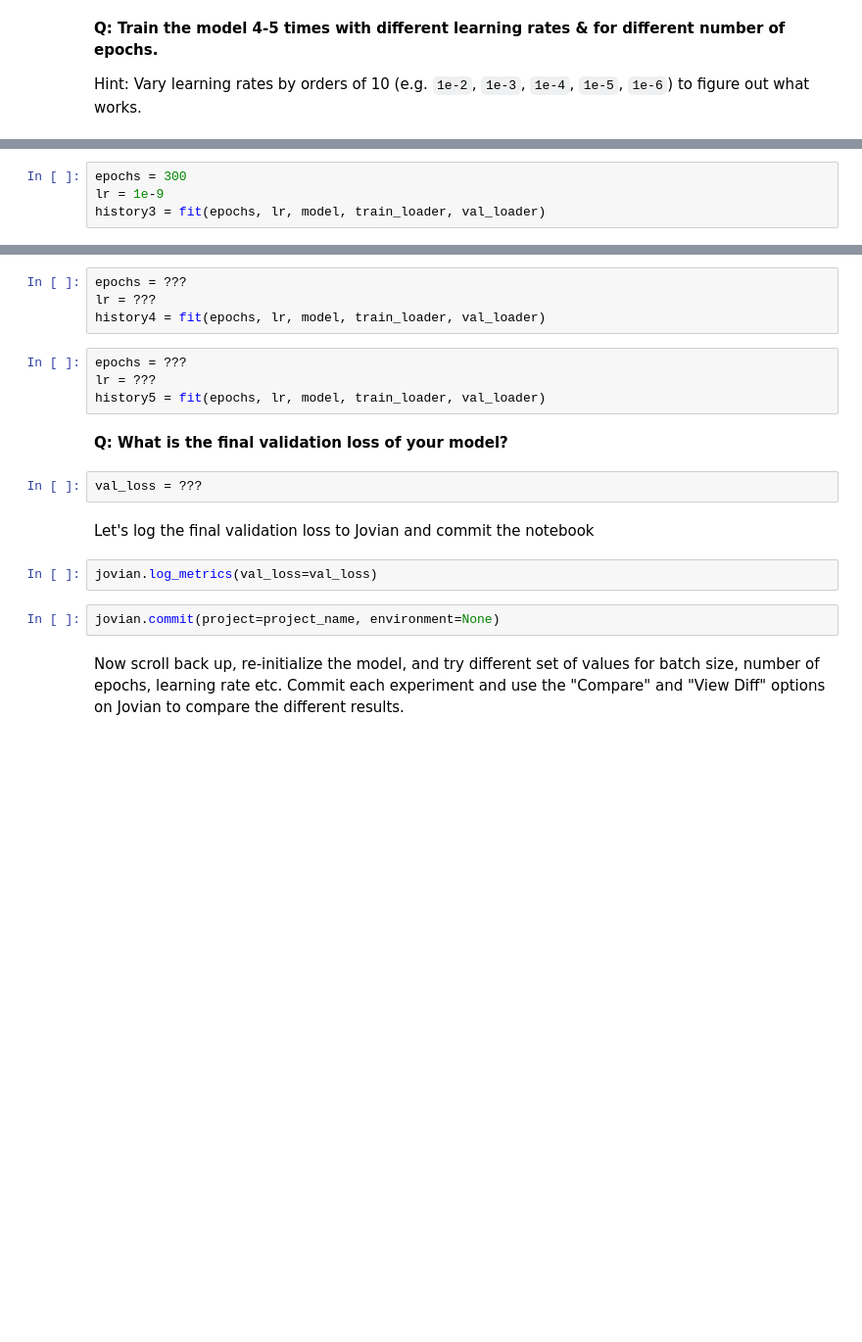
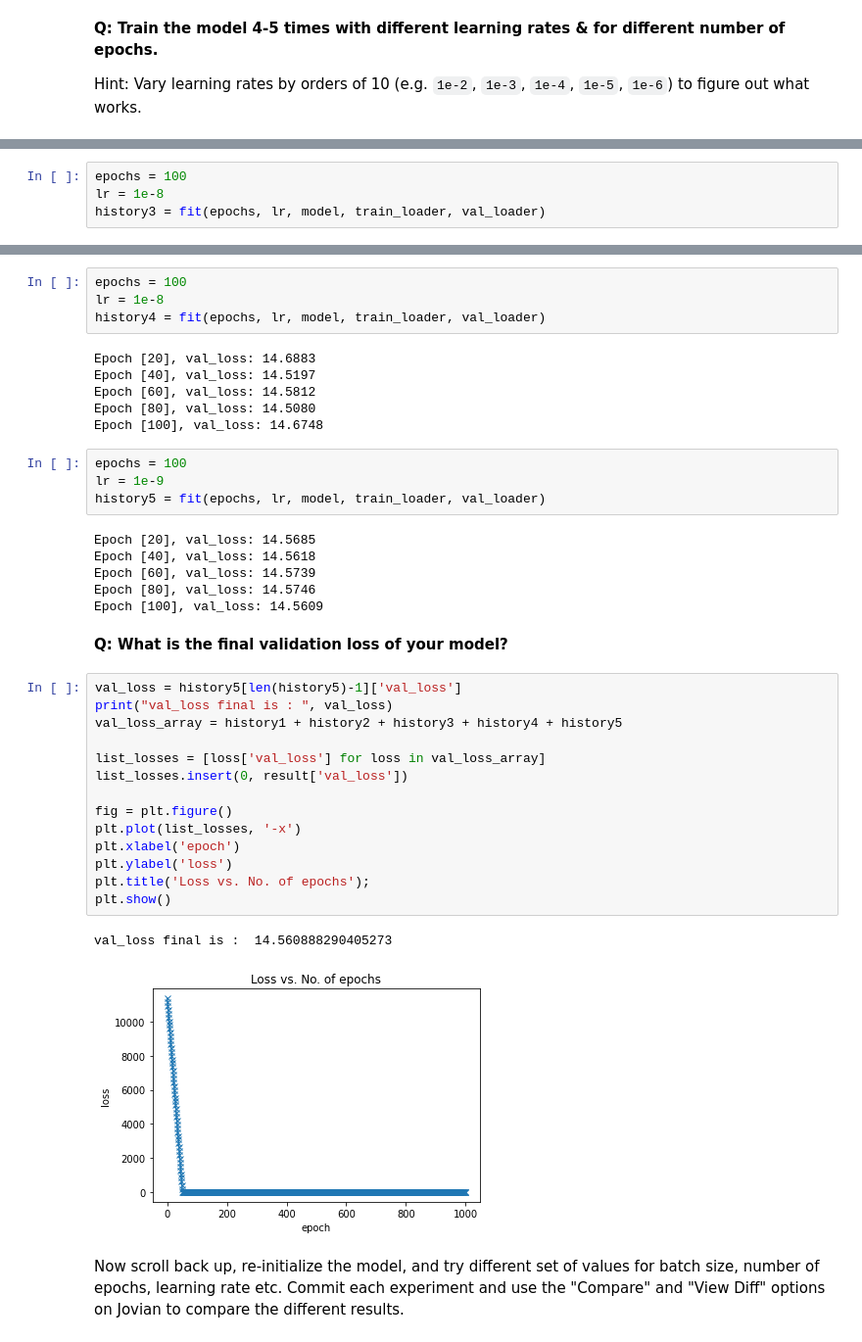
Before and after one commit to dvt991/DeepLearningPyTorch, a Jupyter notebook: 02-insurance-linear-regression_Assignment.ipynb, the cells around one changed output, grey strips where cells are left out. Shown: that part at 98% size. Saved outputs shown, nothing was run; the diff lists cells and outputs as text; blank space fills up the shorter version.

```diff
--- a/02-insurance-linear-regression_Assignment.ipynb
+++ b/02-insurance-linear-regression_Assignment.ipynb
@@ -386,5 +379,5 @@ Epoch [100], val_loss: 6.5528
 # %%
-epochs = 300
-lr = 1e-9
+epochs = 100
+lr = 1e-8
 history3 = fit(epochs, lr, model, train_loader, val_loader)
 # %% [output]
@@ -406,21 +399,42 @@ Epoch [300], val_loss: 6.5499
 # %%
-epochs = ???
-lr = ???
+epochs = 100
+lr = 1e-8
 history4 = fit(epochs, lr, model, train_loader, val_loader)
+# %% [output]
+Epoch [20], val_loss: 14.6883
+Epoch [40], val_loss: 14.5197
+Epoch [60], val_loss: 14.5812
+Epoch [80], val_loss: 14.5080
+Epoch [100], val_loss: 14.6748
 # %%
-epochs = ???
-lr = ???
+epochs = 100
+lr = 1e-9
 history5 = fit(epochs, lr, model, train_loader, val_loader)
+# %% [output]
+Epoch [20], val_loss: 14.5685
+Epoch [40], val_loss: 14.5618
+Epoch [60], val_loss: 14.5739
+Epoch [80], val_loss: 14.5746
+Epoch [100], val_loss: 14.5609
 # %% [markdown]
 **Q: What is the final validation loss of your model?**
-# %%
-val_loss = ???
-# %% [markdown]
-Let's log the final validation loss to Jovian and commit the notebook
-# %%
-jovian.log_metrics(val_loss=val_loss)
-# %%
-jovian.commit(project=project_name, environment=None)
+# %%
+val_loss = history5[len(history5)-1]['val_loss']
+print("val_loss final is : ", val_loss)
+val_loss_array = history1 + history2 + history3 + history4 + history5
+
+list_losses = [loss['val_loss'] for loss in val_loss_array]
+list_losses.insert(0, result['val_loss'])
+
+fig = plt.figure()
+plt.plot(list_losses, '-x')
+plt.xlabel('epoch')
+plt.ylabel('loss')
+plt.title('Loss vs. No. of epochs');
+plt.show()
+# %% [output]
+val_loss final is :  14.560888290405273
+[figure, added]
 # %% [markdown]
 Now scroll back up, re-initialize the model, and try different set of values for batch size, number of epochs, learning rate etc. Commit each experiment and use the "Compare" and "View Diff" options on Jovian to compare the different results.
 # %% [markdown]
```
Also changed, not shown: parts of 16 cells of this notebook.
